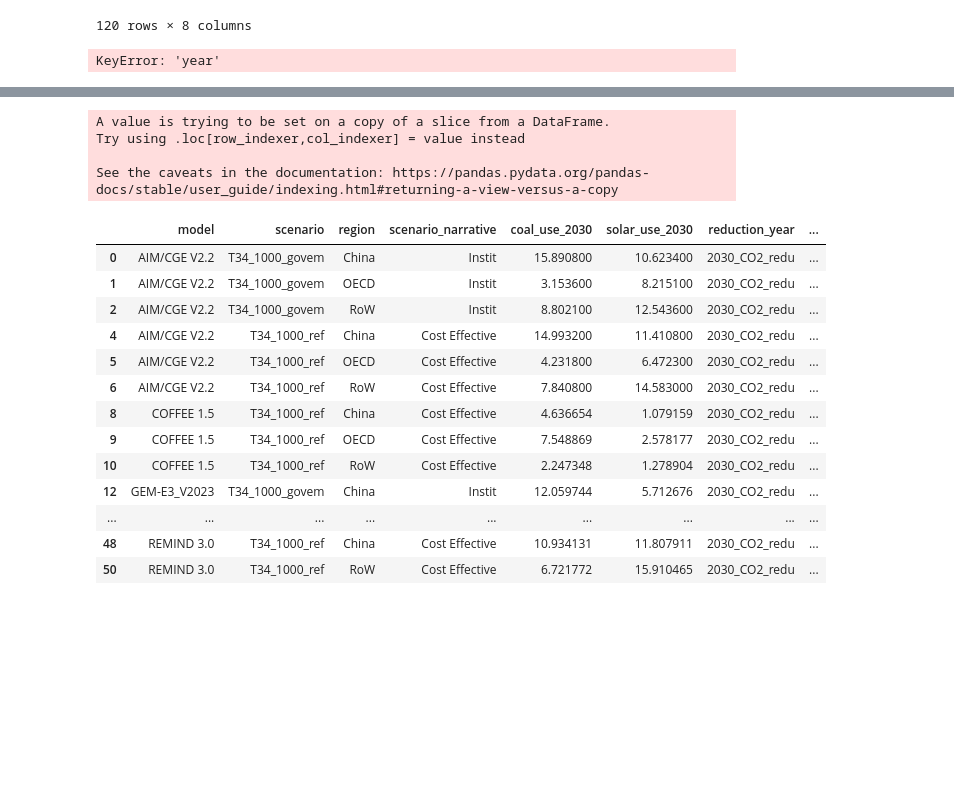
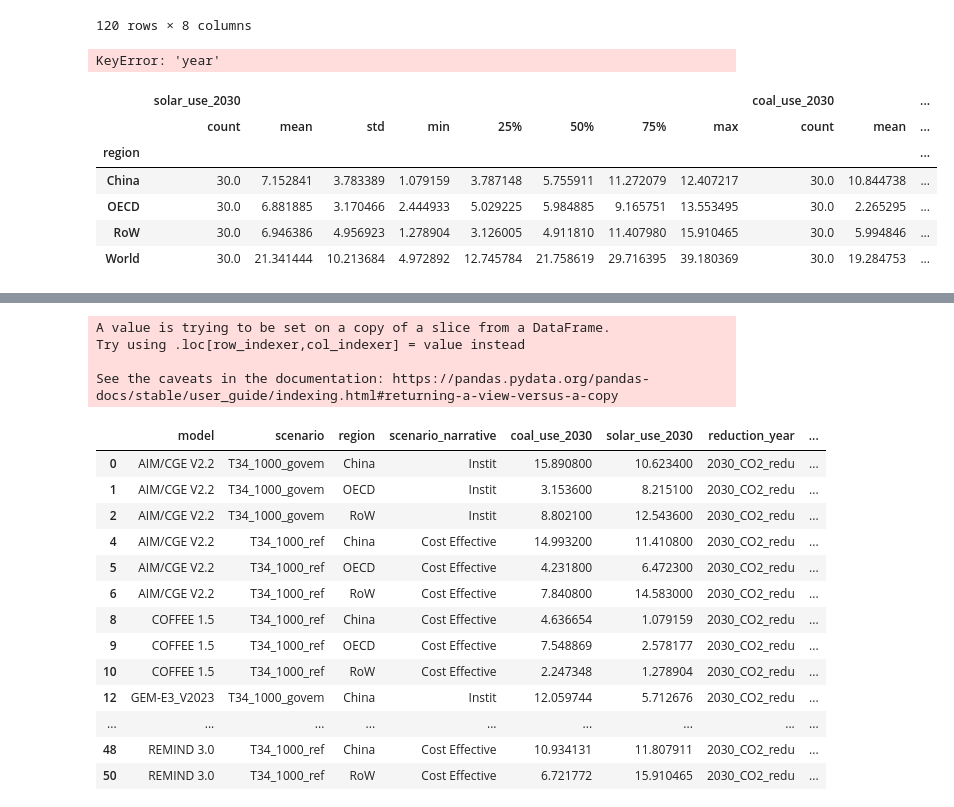
Before and after one commit to zyankarli/Feasibility_Tool, a Jupyter notebook: Tryout_Book.ipynb, the cells around one changed output, grey strips where cells are left out. Saved outputs shown, nothing was run; the diff lists cells and outputs as text; code cells hidden in the pictures; blank space fills up the shorter version.

```diff
--- a/Tryout_Book.ipynb
+++ b/Tryout_Book.ipynb
@@ -12,9 +12,9 @@ import numpy as np
 def get_data():
     #get IIASA identification
     #workplace IIASA
-    iiasa_creds = r"C:\Users\scheifinger\Documents\GitHub\Feasibility_Tool\iiasa_credentials.yml"
+    #iiasa_creds = r"C:\Users\scheifinger\Documents\GitHub\Feasibility_Tool\iiasa_credentials.yml"
     #workplace home
-    #iiasa_creds = r"C:\Users\schei\OneDrive\Dokumente\GitHub\Feasibility_Tool\iiasa_credentials.yml"
+    iiasa_creds = r"C:\Users\schei\OneDrive\Dokumente\GitHub\Feasibility_Tool\iiasa_credentials.yml"
     pyam.iiasa.Connection(creds=iiasa_creds)
 
     connections = list(pyam.iiasa.Connection(creds=iiasa_creds).valid_connections)
@@ -329,29 +329,37 @@ KeyError: 'year'
 # %%
 #Feasibility constraints
 
 #Coal reduction
 #get media coal consumption in 2020
 df[(df["year"] == 2030)].groupby(["region"])["Secondary Energy|Electricity|Coal"].describe()
 
 #try filtering
 min_coal_use_2030 = 1
 max_solar_use_2030 = 40
 #filter_df = pd.pivot(data=to_plot_df, index=['model','scenario', 'region', 'scenario_narrative', '2030_CO2_redu', '2040_CO2_redu'], columns = 'year', values = 'Secondary Energy|Electricity|Coal').reset_index()
 filter_df = to_plot_df[(to_plot_df['coal_use_2030'] >= min_coal_use_2030) &\
                         (to_plot_df['solar_use_2030'] <= max_solar_use_2030) &\
                         (to_plot_df['region'] != "World")]
 
 
 
 
 df[(df["year"] == 2030)].groupby(["region"])["Secondary Energy|Electricity|Coal"].describe()
 
 df[(df["year"] == 2030)].groupby(["model"])["Secondary Energy|Electricity|Solar"].describe()
-to_plot_df[to_plot_df["region"] == "World"].groupby(['model'])[["coal_use_2030","solar_use_2030"]].describe()
-
-px.line(data_frame= df[(df["model"].isin(["IMAGE 3.2", "WITCH 5.0"])) & (df['region'] == "World") & (df["scenario"].isin(["T34_1000_ref", "T34_1000_govem"]))],
-        x="year",
-        y="Emissions|CO2",
-        color="model",
-        markers="scenario"
-)
+#to_plot_df[to_plot_df["region"] == "OECD"].groupby(['model'])[["coal_use_2030","solar_use_2030"]].min().min()
+to_plot_df.groupby(['region'])[["solar_use_2030", "coal_use_2030"]].describe()
+# px.line(data_frame= df[(df["model"].isin(["IMAGE 3.2", "WITCH 5.0"])) & (df['region'] == "World") & (df["scenario"].isin(["T34_1000_ref", "T34_1000_govem"]))],
+#         x="year",
+#         y="Emissions|CO2",
+#         color="model",
+#         markers="scenario"
+# )
+# %% [output]
+|  | solar_use_2030 |  |  |  |  |  |  |  | coal_use_2030 |  | ... |
+|  | count | mean | std | min | 25% | 50% | 75% | max | count | mean | ... |
+| region |  |  |  |  |  |  |  |  |  |  | ... |
+| China | 30.0 | 7.152841 | 3.783389 | 1.079159 | 3.787148 | 5.755911 | 11.272079 | 12.407217 | 30.0 | 10.844738 | ... |
+| OECD | 30.0 | 6.881885 | 3.170466 | 2.444933 | 5.029225 | 5.984885 | 9.165751 | 13.553495 | 30.0 | 2.265295 | ... |
+| RoW | 30.0 | 6.946386 | 4.956923 | 1.278904 | 3.126005 | 4.911810 | 11.407980 | 15.910465 | 30.0 | 5.994846 | ... |
+| World | 30.0 | 21.341444 | 10.213684 | 4.972892 | 12.745784 | 21.758619 | 29.716395 | 39.180369 | 30.0 | 19.284753 | ... |
```
Also changed, not shown: parts of 3 cells of this notebook, 1 other file.
